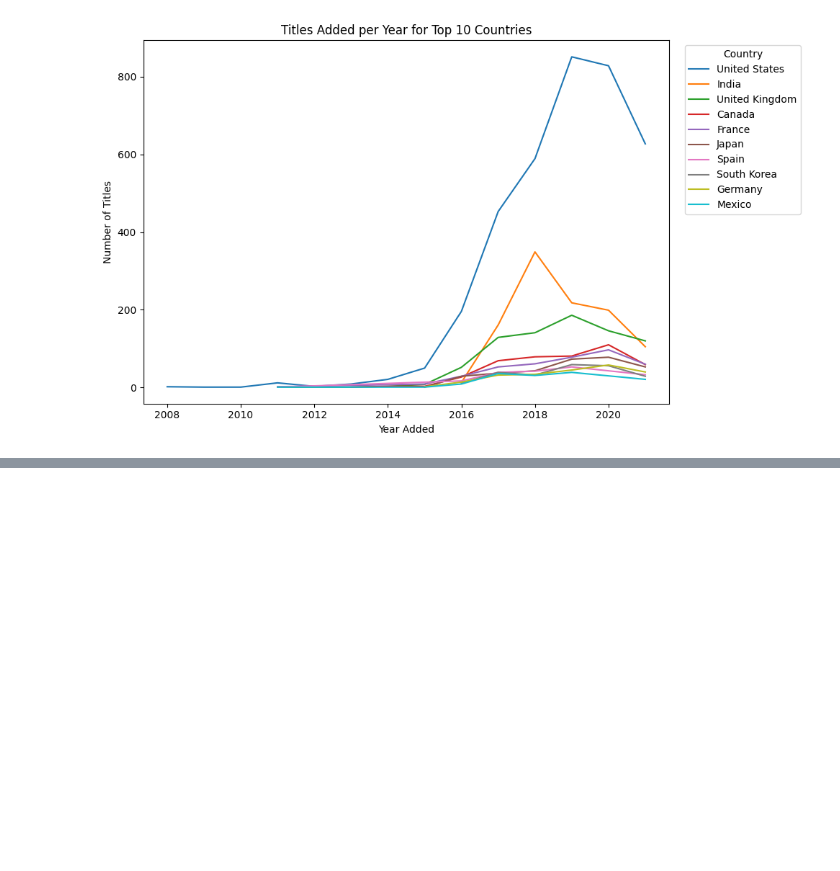
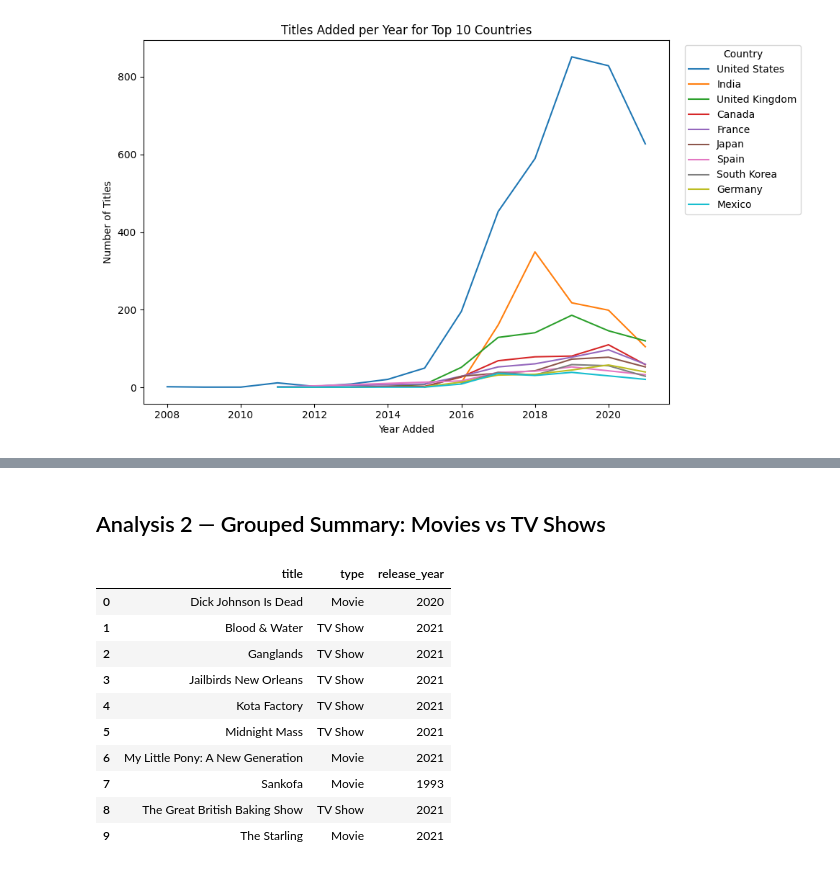
Before and after one commit to Juluissa/data_analysis_assignment_1, a Jupyter notebook: notebooks/analysis.ipynb, the cells around one changed output, grey strips where cells are left out. Cells and saved outputs as stored; diff of their text form; code cells hidden in the pictures; blank space fills up the shorter version.

Commit message:
Analysis
code for answering the analysis question

```diff
--- a/notebooks/analysis.ipynb
+++ b/notebooks/analysis.ipynb
@@ -182,0 +219,16 @@ plt.show()
+# %% [markdown]
+## Analysis 2 — Grouped Summary: Movies vs TV Shows
+# %%
+df[["title", "type", "release_year"]].head(10)
+# %% [output]
+|  | title | type | release_year |
+| 0 | Dick Johnson Is Dead | Movie | 2020 |
+| 1 | Blood & Water | TV Show | 2021 |
+| 2 | Ganglands | TV Show | 2021 |
+| 3 | Jailbirds New Orleans | TV Show | 2021 |
+| 4 | Kota Factory | TV Show | 2021 |
+| 5 | Midnight Mass | TV Show | 2021 |
+| 6 | My Little Pony: A New Generation | Movie | 2021 |
+| 7 | Sankofa | Movie | 1993 |
+| 8 | The Great British Baking Show | TV Show | 2021 |
+| 9 | The Starling | Movie | 2021 |
```
Also changed, not shown: parts of 8 cells of this notebook.
